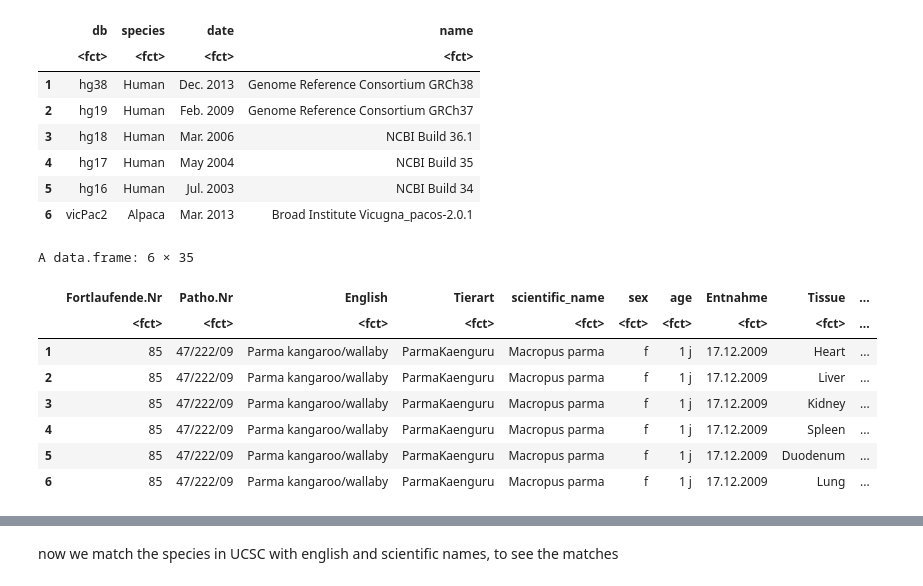
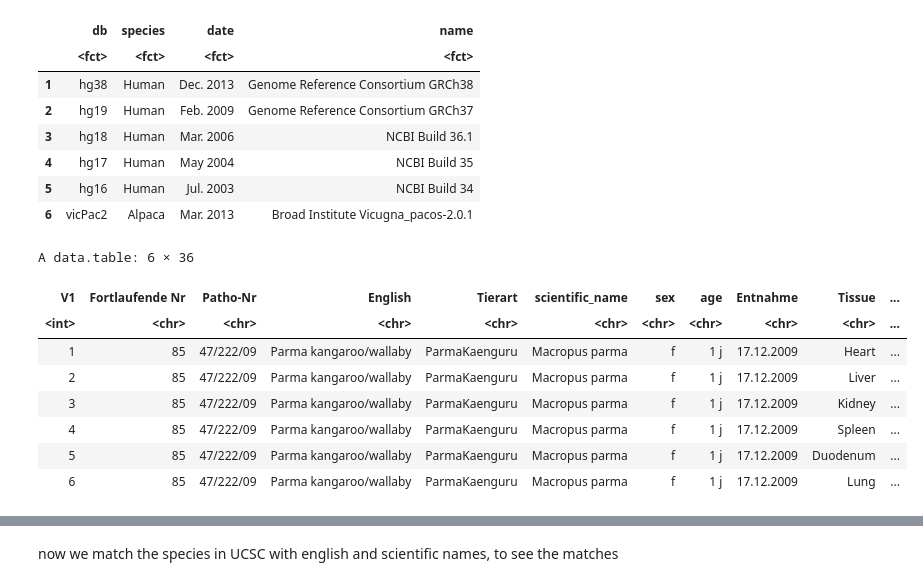
Before and after one commit to epigen/DNAmeth500species, a Jupyter notebook: validation/src/04_select_reference_genomes_for_WGBS.ipynb, the cells around one changed output, grey strips where cells are left out. Saved outputs shown, nothing was run; the diff lists cells and outputs as text; code cells hidden in the pictures.

```diff
--- a/validation/src/04_select_reference_genomes_for_WGBS.ipynb
+++ b/validation/src/04_select_reference_genomes_for_WGBS.ipynb
@@ -40,13 +43,13 @@ A data.frame: 6 × 4
 | 5 | hg16 | Human | Jul. 2003 | NCBI Build 34 |
 | 6 | vicPac2 | Alpaca | Mar. 2013 | Broad Institute Vicugna_pacos-2.0.1 |
 # %%
-species_annot <- read.csv("../../meta/Patholist_selection.tsv", sep = "\t", row.names = 1)
+species_annot <- fread("../../meta/Patholist_selection.tsv")
 
 head(species_annot)
 # %% [output]
-A data.frame: 6 × 35
+A data.table: 6 × 36
-|  | Fortlaufende.Nr | Patho.Nr | English | Tierart | scientific_name | sex | age | Entnahme | Tissue | ... |
-|  | <fct> | <fct> | <fct> | <fct> | <fct> | <fct> | <fct> | <fct> | <fct> | ... |
+| V1 | Fortlaufende Nr | Patho-Nr | English | Tierart | scientific_name | sex | age | Entnahme | Tissue | ... |
+| <int> | <chr> | <chr> | <chr> | <chr> | <chr> | <chr> | <chr> | <chr> | <chr> | ... |
 | 1 | 85 | 47/222/09 | Parma kangaroo/wallaby | ParmaKaenguru | Macropus parma | f | 1 j | 17.12.2009 | Heart | ... |
 | 2 | 85 | 47/222/09 | Parma kangaroo/wallaby | ParmaKaenguru | Macropus parma | f | 1 j | 17.12.2009 | Liver | ... |
 | 3 | 85 | 47/222/09 | Parma kangaroo/wallaby | ParmaKaenguru | Macropus parma | f | 1 j | 17.12.2009 | Kidney | ... |
```
Also changed, not shown: parts of 65 cells of this notebook, 3 other files.
